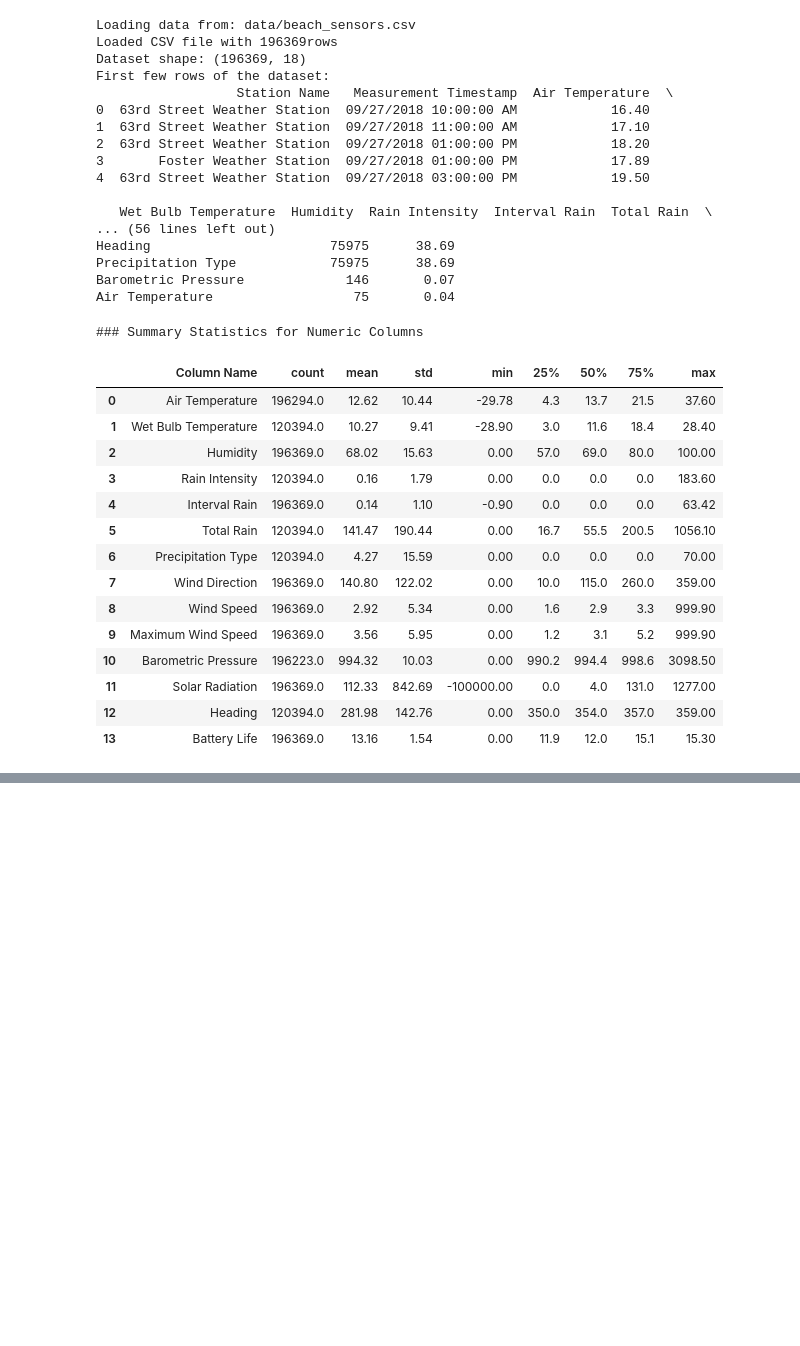
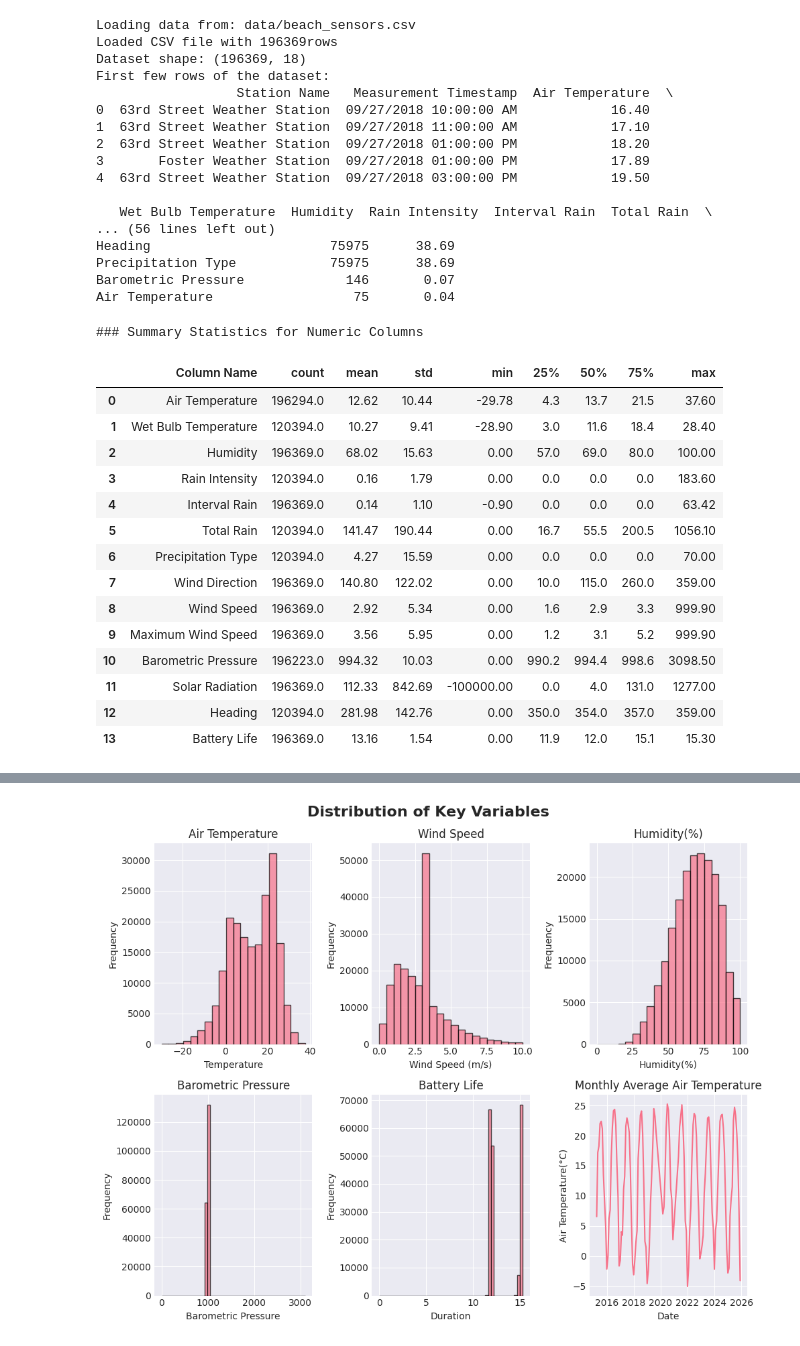
Before and after one commit to UCSF-DataSci/ds217-11-final-Ravi2164, a Jupyter notebook: q1_setup_exploration.ipynb, the cells around one changed output, grey strips where cells are left out. Cells and saved outputs as stored; diff of their text form; code cells hidden in the pictures; blank space fills up the shorter version.

```diff
--- a/q1_setup_exploration.ipynb
+++ b/q1_setup_exploration.ipynb
@@ -356,0 +353,59 @@ plt.savefig('output/q1_timeseries.png',dpi=300)
+# %%
+### 3. `output/q1_visualizations.png`
+#Visualizations:Distribution of key numeric variables (subplots)
+fig, axes = plt.subplots(2, 3, figsize=(10, 8))
+fig.suptitle('Distribution of Key Variables', fontsize=16, fontweight='bold')
+
+# AirTemperature
+axes[0, 0].hist(df['Air Temperature'], bins=20, edgecolor='black', alpha=0.7)
+axes[0, 0].set_title('Air Temperature')
+axes[0, 0].set_xlabel('Temperature')
+axes[0, 0].set_ylabel('Frequency')
+
+# Wind (m/s)
+axes[0, 1].hist(df['Wind Speed'],bins= np.arange(0, 10.5, 0.5),edgecolor='black', alpha=0.7)
+#bins=range(int(df['Wind Speed'].min()), int(df['Wind Speed'].max())+2), edgecolor='black', alpha=0.7)
+axes[0, 1].set_title('Wind Speed')
+axes[0, 1].set_xlabel('Wind Speed (m/s)')
+axes[0, 1].set_ylabel('Frequency')
+
+# Humidity(%)
+#humidity_nonzero = df['Humidity'] [df['Humidity']>0] #remove zeros
+humidity_nonzero = df['Humidity'].dropna()
+axes[0, 2].hist(df['Humidity'], bins=20, edgecolor='black', alpha=0.7)
+axes[0, 2].set_title('Humidity(%)')
+axes[0,2].set_xlabel('Humidity(%)')
+axes[0, 2].set_ylabel('Frequency')
+
+# Brometric Pressure
+pressure_nonzero = df['Barometric Pressure'].dropna()
+axes[1, 0].hist(df['Barometric Pressure'], bins=50, edgecolor='black', alpha=0.7)
+axes[1, 0].set_title('Barometric Pressure')
+axes[1, 0].set_xlabel('Barometric Pressure')
+axes[1, 0].set_ylabel('Frequency')
+
+# Solar Radiation
+#time -series plot
+# Plot ri temperature over time to see temporal patterns
+df['Measurement Timestamp'] = pd.to_datetime(df['Measurement Timestamp'],errors= 'coerce')
+df.set_index('Measurement Timestamp')
+monthly_temp = df.groupby(df['Measurement Timestamp'].dt.to_period('M'))['Air Temperature'].mean()
+monthly_temp.index = monthly_temp.index.to_timestamp()
+#plot
+axes[1, 2].plot(monthly_temp.index, monthly_temp.values)
+axes[1, 2].set_title('Monthly Average Air Temperature')
+axes[1, 2].set_xlabel ('Date')
+axes[1, 2].set_ylabel('Air Temperature(°C)')
+
+# Battery life
+axes[1, 1].hist(df['Battery Life'], bins=50, edgecolor='black', alpha=0.7)
+axes[1, 1].set_title('Battery Life')
+axes[1, 1].set_xlabel('Duration')
+axes[1, 1].set_ylabel('Frequency')
+
+plt.tight_layout()
+plt.show()
+#save visualizations
+fig.savefig('output/q1_visualizations.png',dpi=300)
+# %% [output]
+[figure, added]
```
Also changed, not shown: parts of 2 cells of this notebook, 3 other files.
